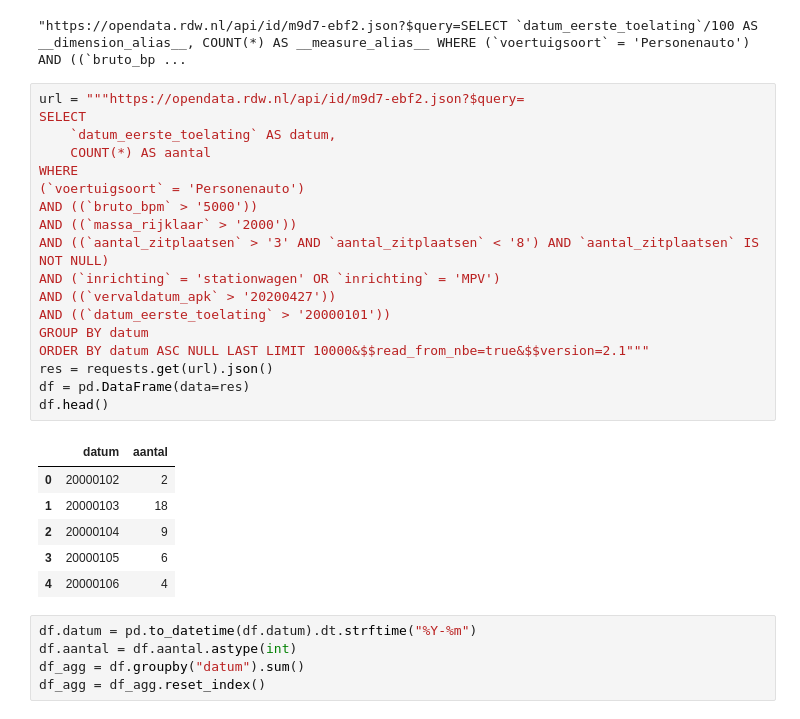
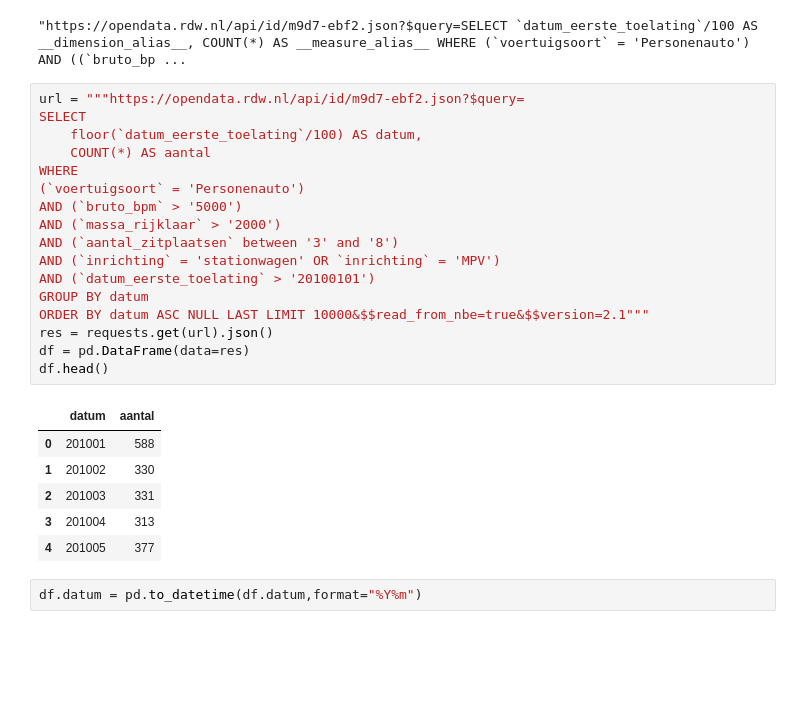
Before and after one commit to Riezebos/suv, a Jupyter notebook: suv/make_suv_plot.ipynb, the cells around one changed output. Drawn from its saved outputs; the diff is of its cells as text; blank space fills up the shorter version.

```diff
--- a/suv/make_suv_plot.ipynb
+++ b/suv/make_suv_plot.ipynb
@@ -10,31 +11,27 @@ unquote("https://opendata.rdw.nl/api/id/m9d7-ebf2.json?$query=SELECT%20`datum_ee
 # %%
 url = """https://opendata.rdw.nl/api/id/m9d7-ebf2.json?$query=
 SELECT
-    `datum_eerste_toelating` AS datum,
+    floor(`datum_eerste_toelating`/100) AS datum,
     COUNT(*) AS aantal
 WHERE
 (`voertuigsoort` = 'Personenauto')
-AND ((`bruto_bpm` > '5000'))
-AND ((`massa_rijklaar` > '2000'))
-AND ((`aantal_zitplaatsen` > '3' AND `aantal_zitplaatsen` < '8') AND `aantal_zitplaatsen` IS NOT NULL)
+AND (`bruto_bpm` > '5000')
+AND (`massa_rijklaar` > '2000')
+AND (`aantal_zitplaatsen` between '3' and '8')
 AND (`inrichting` = 'stationwagen' OR `inrichting` = 'MPV')
-AND ((`vervaldatum_apk` > '20200427'))
-AND ((`datum_eerste_toelating` > '20000101'))
+AND (`datum_eerste_toelating` > '20100101')
 GROUP BY datum
 ORDER BY datum ASC NULL LAST LIMIT 10000&$$read_from_nbe=true&$$version=2.1"""
 res = requests.get(url).json()
 df = pd.DataFrame(data=res)
 df.head()
 # %% [output]
 |  | datum | aantal |
-| 0 | 20000102 | 2 |
-| 1 | 20000103 | 18 |
-| 2 | 20000104 | 9 |
-| 3 | 20000105 | 6 |
-| 4 | 20000106 | 4 |
+| 0 | 201001 | 588 |
+| 1 | 201002 | 330 |
+| 2 | 201003 | 331 |
+| 3 | 201004 | 313 |
+| 4 | 201005 | 377 |
 # %%
-df.datum = pd.to_datetime(df.datum).dt.strftime("%Y-%m")
-df.aantal = df.aantal.astype(int)
-df_agg = df.groupby("datum").sum()
-df_agg = df_agg.reset_index()
+df.datum = pd.to_datetime(df.datum,format="%Y%m")
 # %%
```
Also changed, not shown: parts of 4 cells of this notebook, 3 other files.
